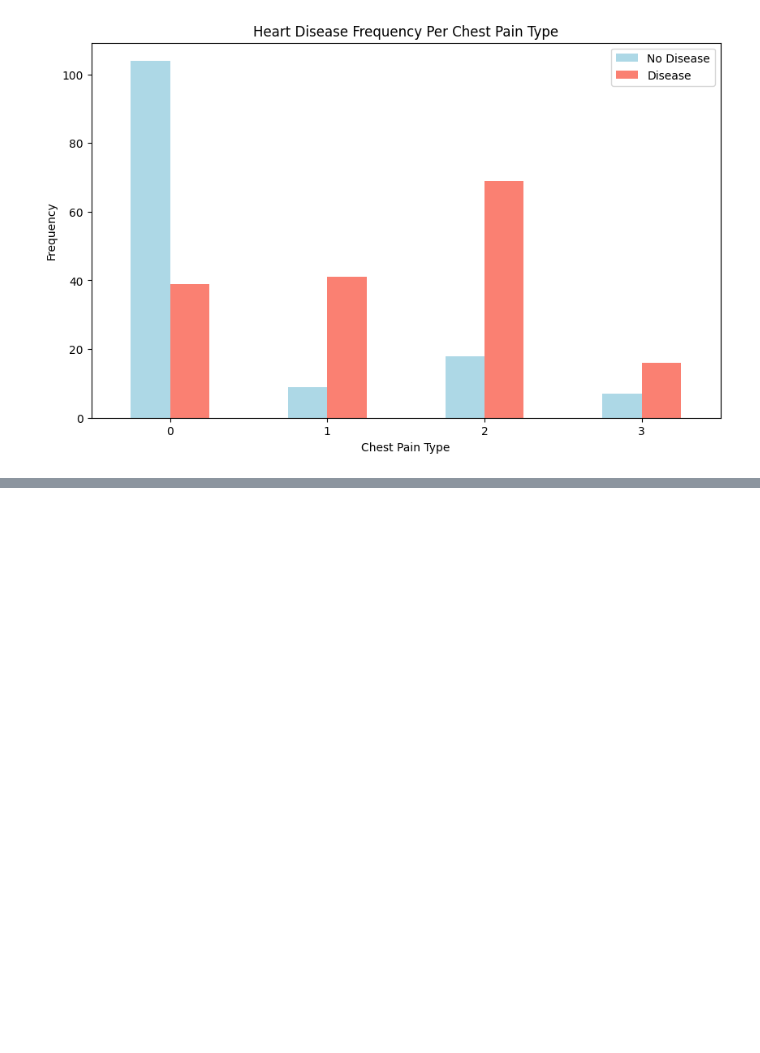
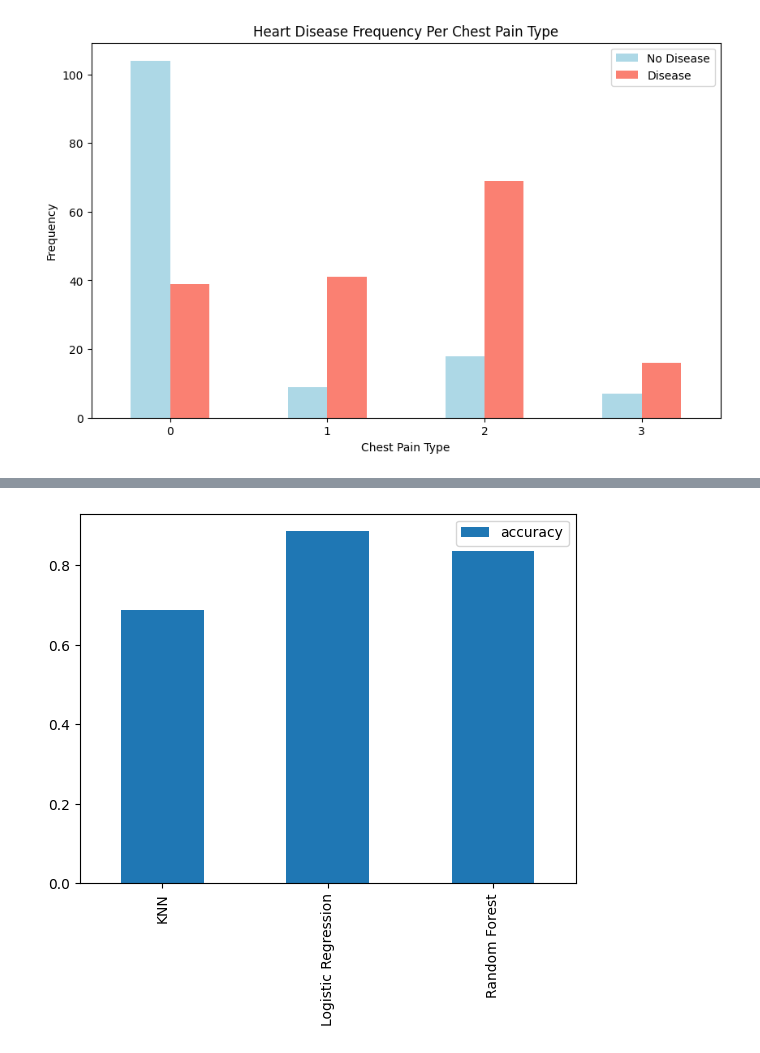
Before and after one commit to dthunn/ml_basics, a Jupyter notebook: sk_laern/sklearn_classification.ipynb, the cells around one changed output, grey strips where cells are left out. Cells and saved outputs as stored; diff of their text form; code cells hidden in the pictures; blank space fills up the shorter version.

```diff
--- a/sk_laern/sklearn_classification.ipynb
+++ b/sk_laern/sklearn_classification.ipynb
@@ -173,0 +244,7 @@ plt.xticks(rotation = 0);
+# %%
+np.random.seed(42)
+
+# Split into train & test set
+X_train, X_test, y_train, y_test = train_test_split(X, # independent variables
+                                                    y, # dependent variable
+                                                    test_size = 0.2) # percentage of data to use for test set
@@ -173,0 +264,34 @@ plt.xticks(rotation = 0);
+# %%
+# Put models in a dictionary
+models = {"KNN": KNeighborsClassifier(),
+          "Logistic Regression": LogisticRegression(max_iter=100), # Note: if you see a warning about "convergence not reached", you can increase `max_iter` until convergence is reached
+          "Random Forest": RandomForestClassifier()}
+
+# Create function to fit and score models
+def fit_and_score(models, X_train, X_test, y_train, y_test):
+    """
+    Fits and evaluates given machine learning models.
+    models : a dict of different Scikit-Learn machine learning models
+    X_train : training data
+    X_test : testing data
+    y_train : labels assosciated with training data
+    y_test : labels assosciated with test data
+    """
+    # Random seed for reproducible results
+    np.random.seed(42)
+    # Make a list to keep model scores
+    model_scores = {}
+    # Loop through models
+    for name, model in models.items():
+        # Fit the model to the data
+        model.fit(X_train, y_train)
+        # Evaluate the model and append its score to model_scores
+        model_scores[name] = model.score(X_test, y_test)
+    return model_scores
+# %%
+model_scores = fit_and_score(models=models,
+                             X_train=X_train,
+                             X_test=X_test,
+                             y_train=y_train,
+                             y_test=y_test)
+model_scores
@@ -173,0 +309,5 @@ plt.xticks(rotation = 0);
+# %%
+model_compare = pd.DataFrame(model_scores, index=["accuracy"])
+model_compare.T.plot.bar();
+# %% [output]
+[figure, added]
```
Also changed, not shown: parts of 43 cells of this notebook.
